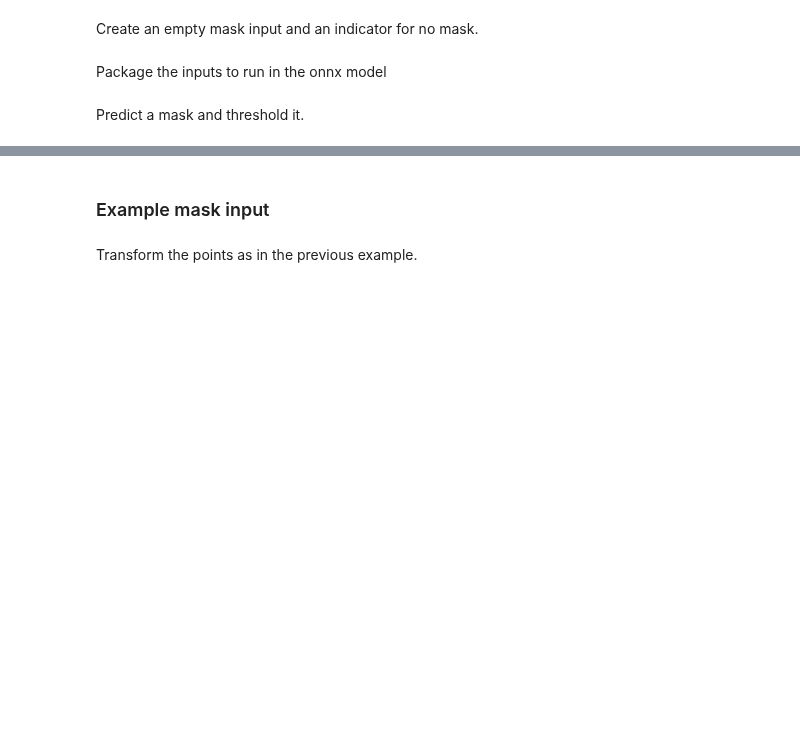
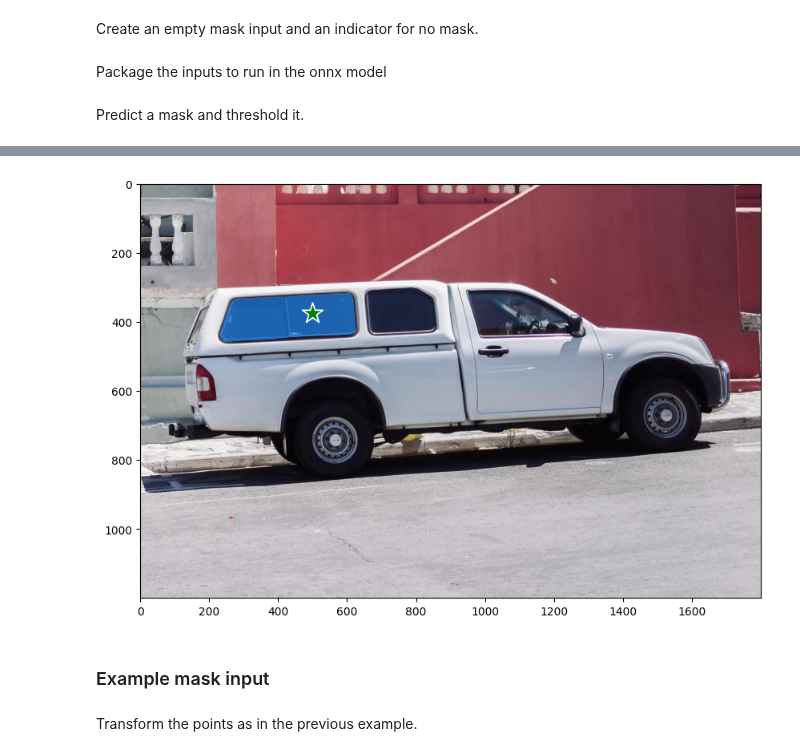
Before and after one commit to sabertoaster/Seminar-Segment-Anything-Model, a Jupyter notebook: Source_code/notebooks/onnx_model_example.ipynb, the cells around one changed output, grey strips where cells are left out. Drawn from its saved outputs; the diff is of its cells as text; code cells hidden in the pictures; blank space fills up the shorter version.

```diff
--- a/Source_code/notebooks/onnx_model_example.ipynb
+++ b/Source_code/notebooks/onnx_model_example.ipynb
@@ -241,10 +238,12 @@ masks.shape
 # %%
 plt.figure(figsize=(10,10))
 plt.imshow(image)
 show_mask(masks, plt.gca())
 show_points(input_point, input_label, plt.gca())
-plt.axis('off')
+# plt.axis('off')
 plt.show()
+# %% [output]
+[figure, added]
 # %% [markdown]
 ### Example mask input
 # %%
```
Also changed, not shown: parts of 10 cells of this notebook, 1 other file.
